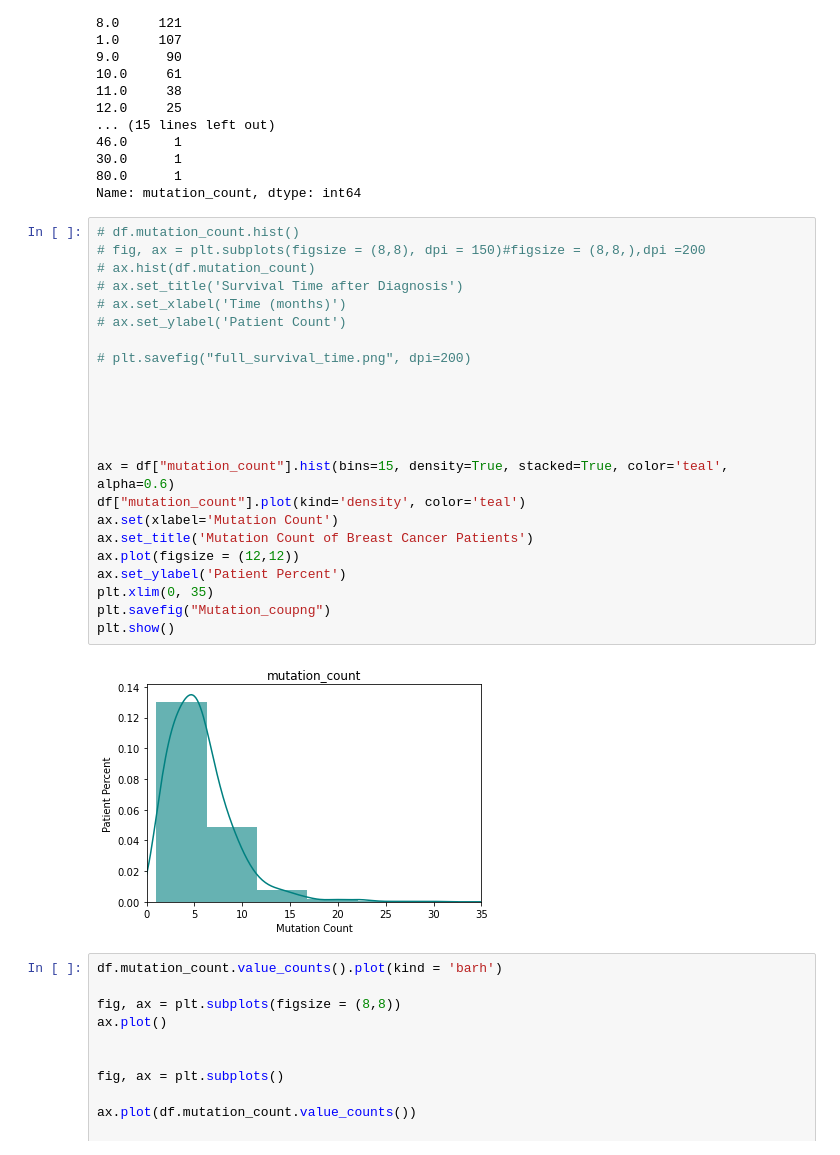
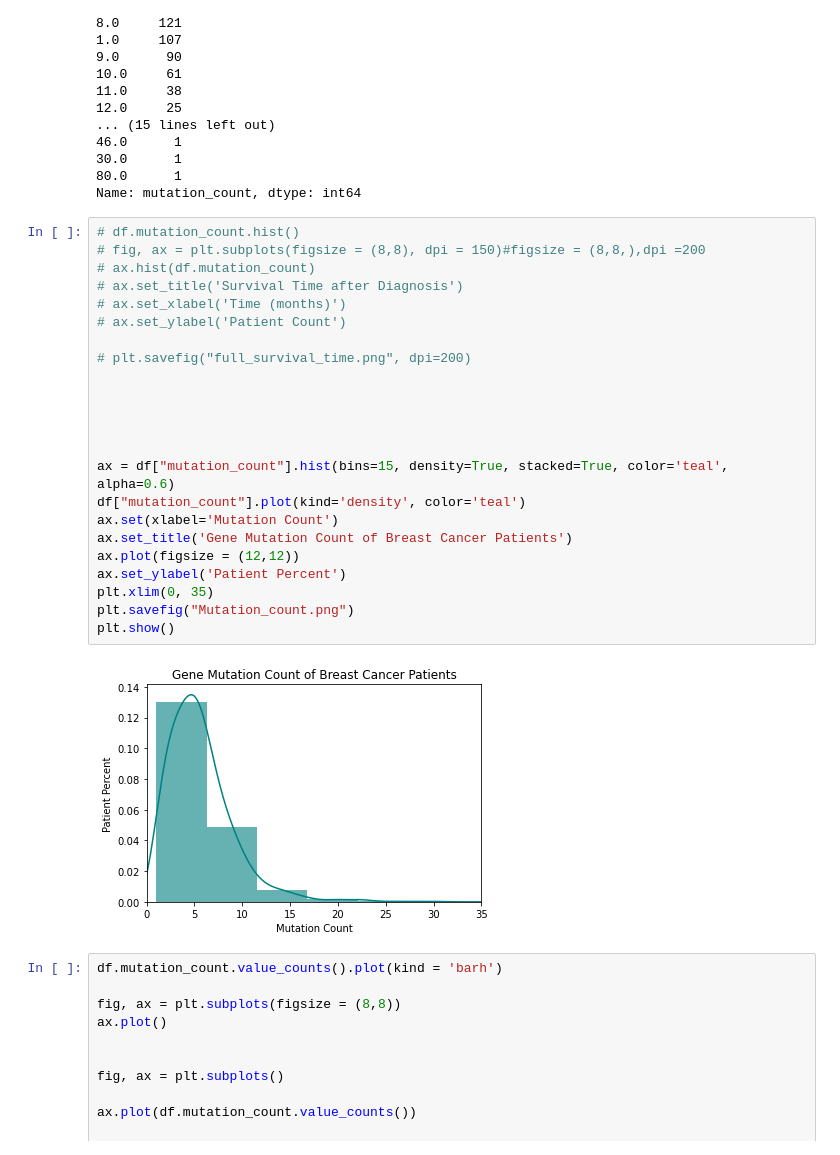
Before and after one commit to Cpizzle1/capstone2, a Jupyter notebook: notebooks/Untitled.ipynb, the cells around one changed output. Saved outputs shown, nothing was run; the diff lists cells and outputs as text.

```diff
--- a/notebooks/Untitled.ipynb
+++ b/notebooks/Untitled.ipynb
@@ -258,28 +258,28 @@ Name: mutation_count, dtype: int64
 # %%
 # df.mutation_count.hist()
 # fig, ax = plt.subplots(figsize = (8,8), dpi = 150)#figsize = (8,8,),dpi =200
 # ax.hist(df.mutation_count)
 # ax.set_title('Survival Time after Diagnosis')
 # ax.set_xlabel('Time (months)')
 # ax.set_ylabel('Patient Count')
 
 # plt.savefig("full_survival_time.png", dpi=200)
 
 
 
 
 
 ax = df["mutation_count"].hist(bins=15, density=True, stacked=True, color='teal', alpha=0.6)
 df["mutation_count"].plot(kind='density', color='teal')
 ax.set(xlabel='Mutation Count')
-ax.set_title('Mutation Count of Breast Cancer Patients')
+ax.set_title('Gene Mutation Count of Breast Cancer Patients')
 ax.plot(figsize = (12,12))
 ax.set_ylabel('Patient Percent')
 plt.xlim(0, 35)
-plt.savefig("Mutation_coupng")
+plt.savefig("Mutation_count.png")
 plt.show()
 # %% [output]
-[figure, old version]
+[figure, new version]
 # %%
 df.mutation_count.value_counts().plot(kind = 'barh')
 
```
Also changed, not shown: parts of 15 cells of this notebook, 4 other files.
